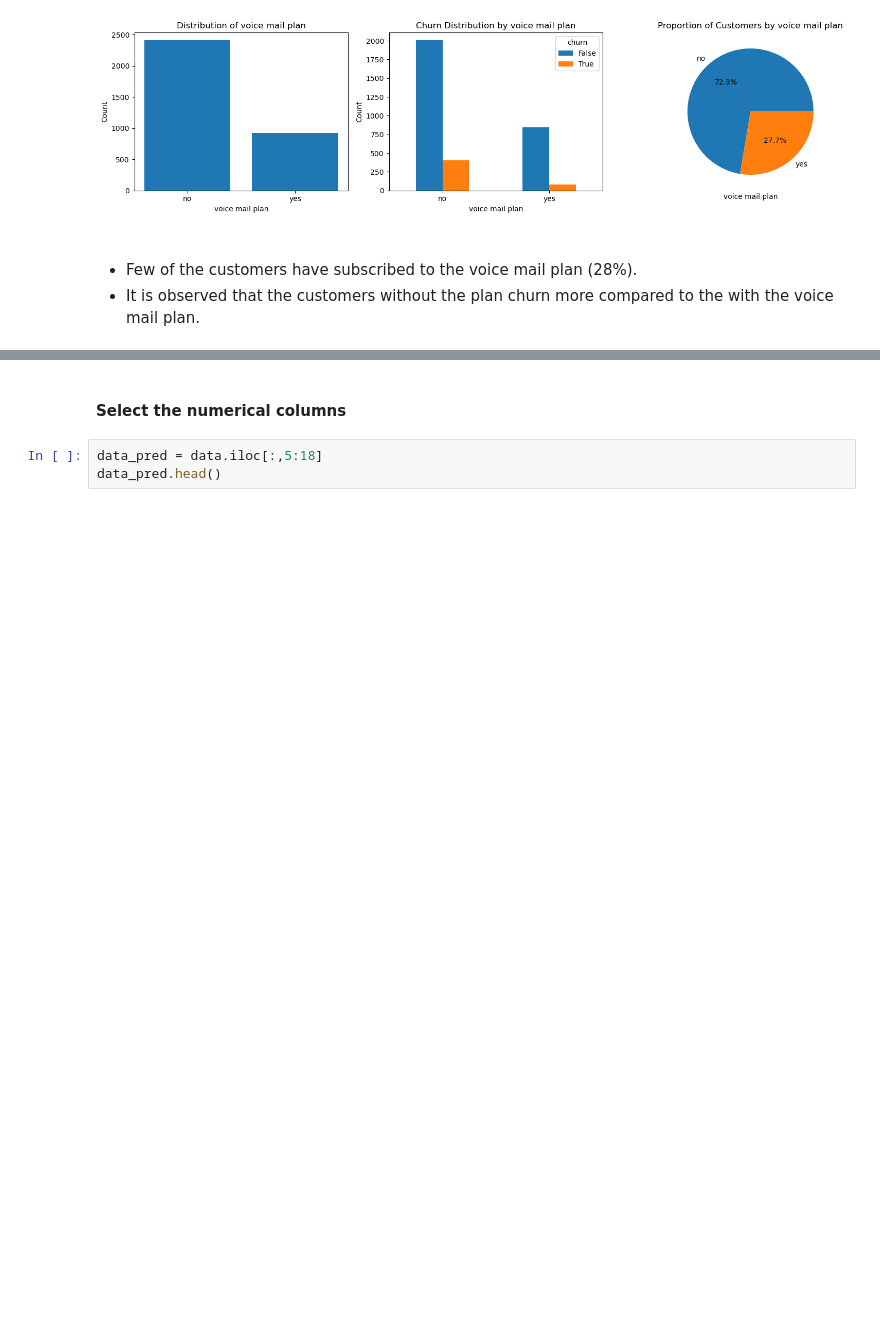
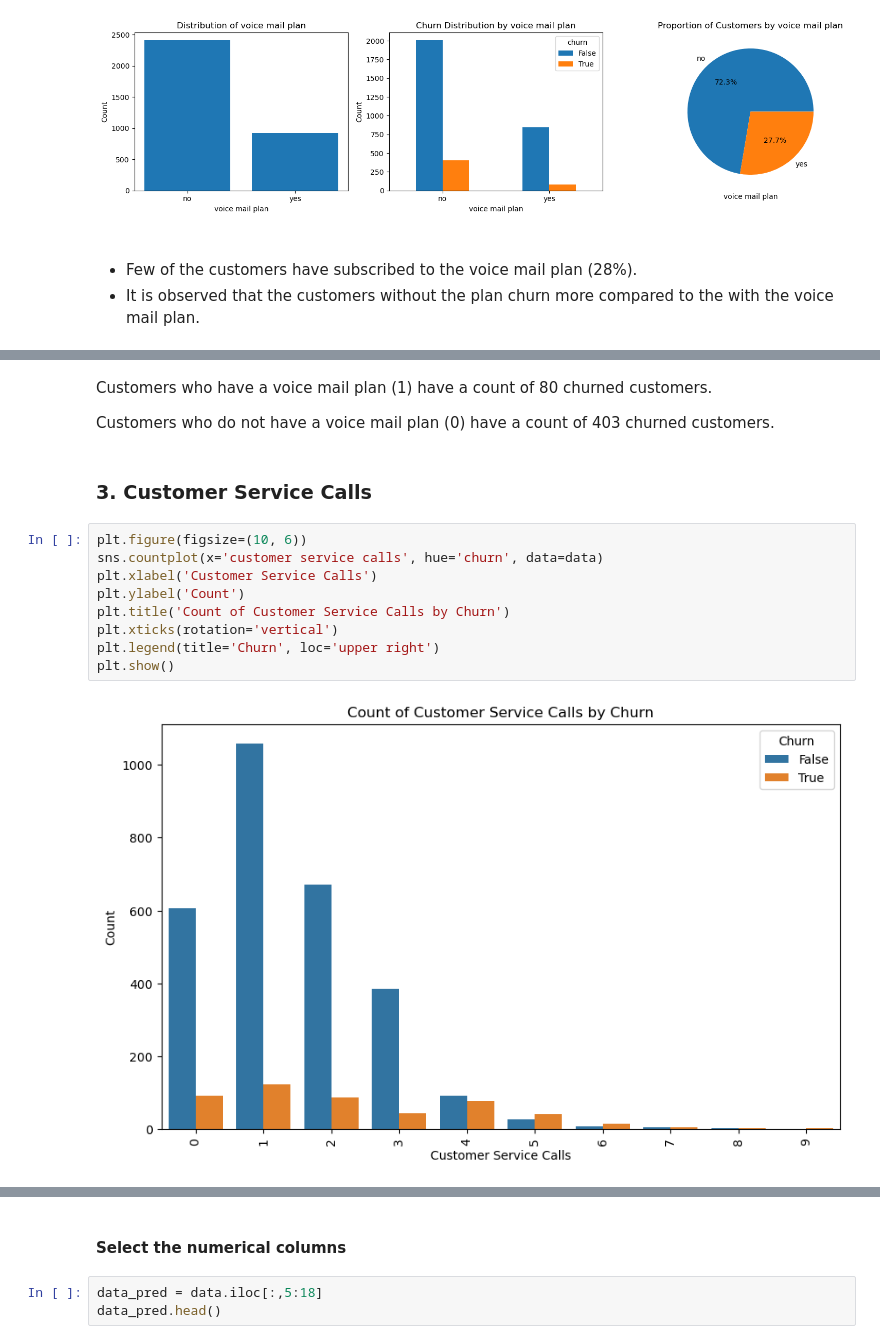
Before and after one commit to Emilly-Njue/Phase3-Project, a Jupyter notebook: customer_churn.ipynb, the cells around one changed output, grey strips where cells are left out. Saved outputs shown, nothing was run; the diff lists cells and outputs as text; blank space fills up the shorter version.

```diff
--- a/customer_churn.ipynb
+++ b/customer_churn.ipynb
@@ -322,0 +337,17 @@ data.head()
+# %% [markdown]
+Customers who have a voice mail plan (1) have a count of 80 churned customers.
+
+Customers who do not have a voice mail plan (0) have a count of 403 churned customers.
+# %% [markdown]
+### 3. Customer Service Calls
+# %%
+plt.figure(figsize=(10, 6))
+sns.countplot(x='customer service calls', hue='churn', data=data)
+plt.xlabel('Customer Service Calls')
+plt.ylabel('Count')
+plt.title('Count of Customer Service Calls by Churn')
+plt.xticks(rotation='vertical')
+plt.legend(title='Churn', loc='upper right')
+plt.show()
+# %% [output]
+[figure, added]
```
Also changed, not shown: parts of 18 cells of this notebook, 5 other files.
